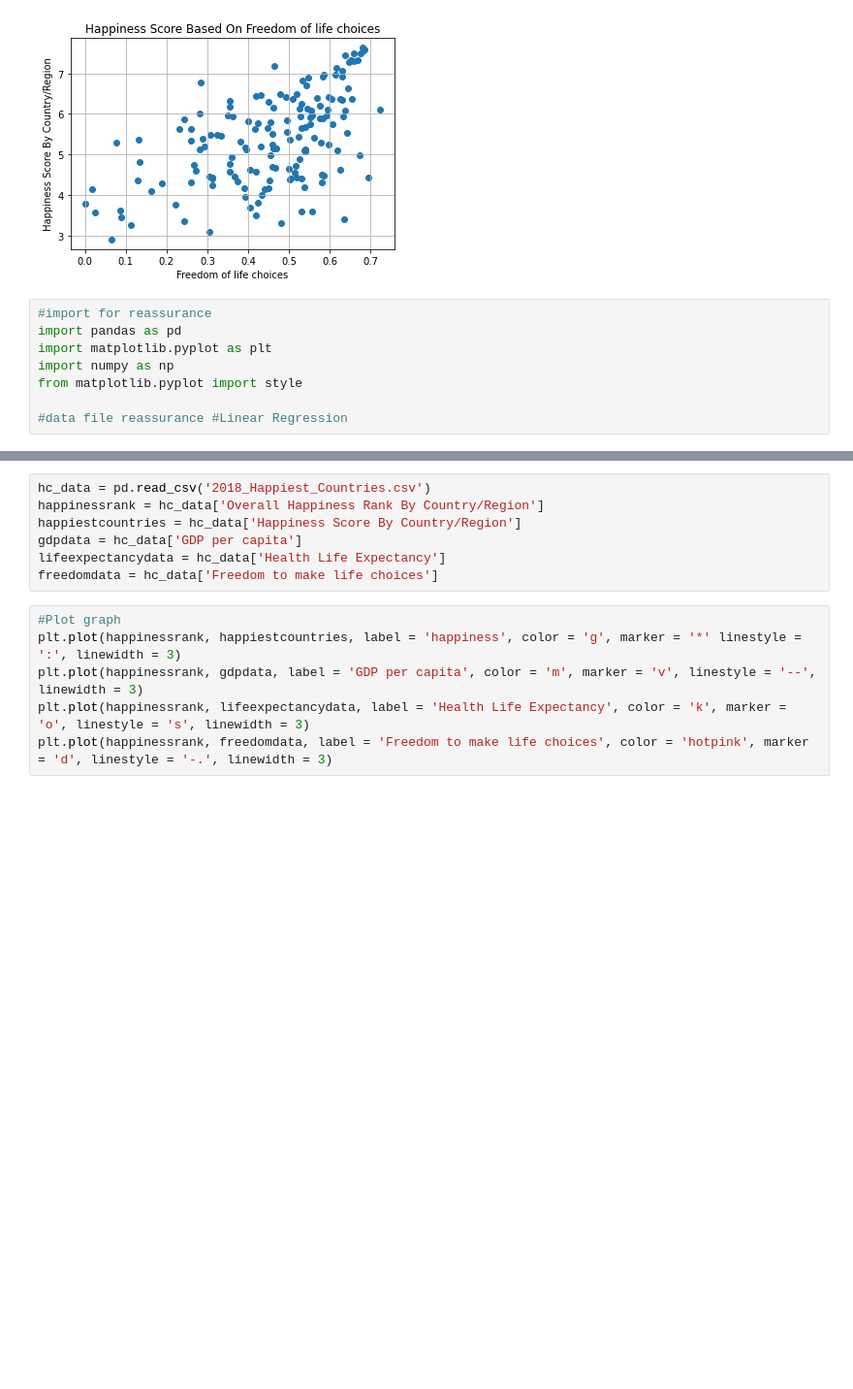
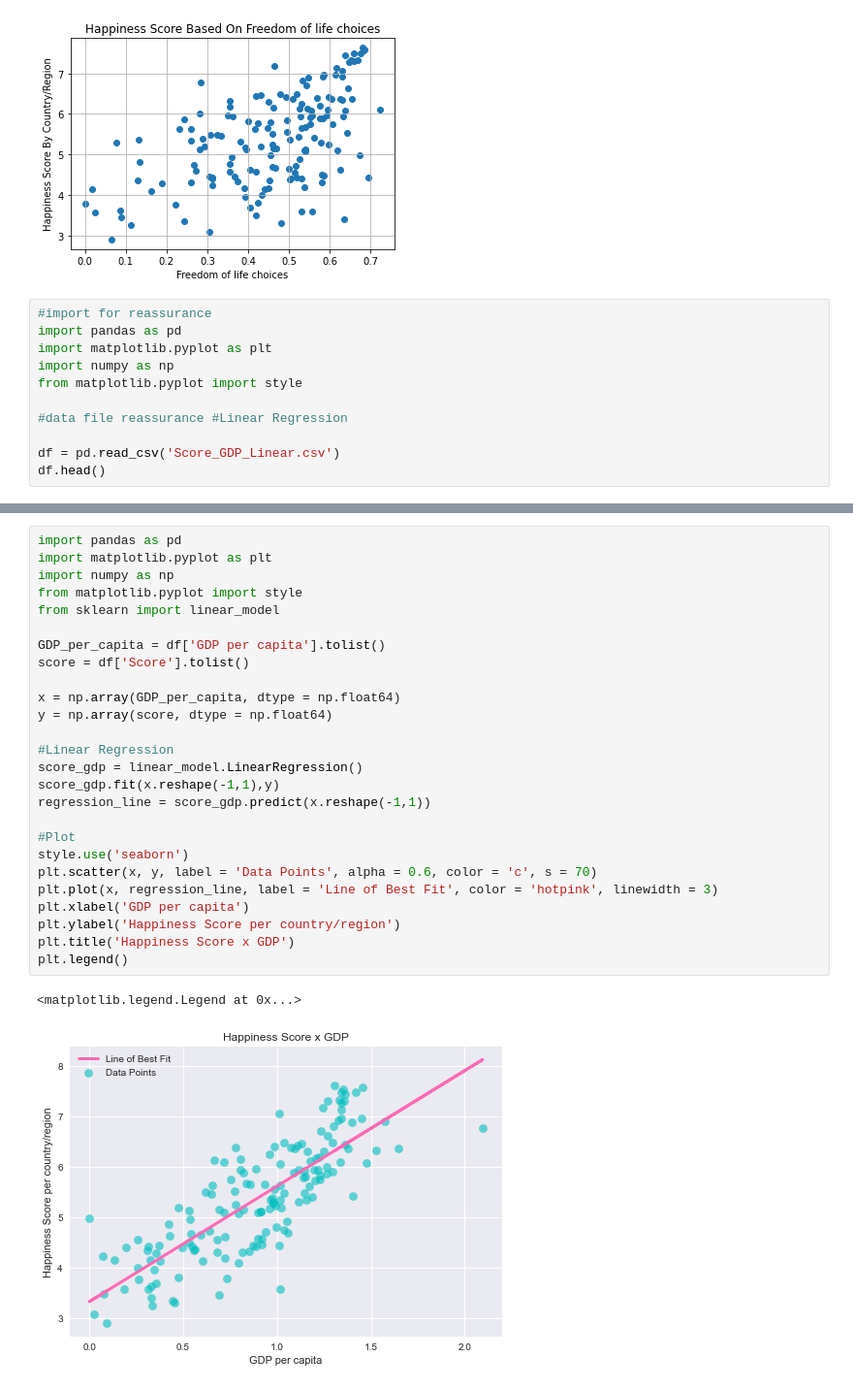
Before and after one commit to kateash/TTS-Data-Science-Course, a Jupyter notebook: datascience/python/TTS FINAL PROJECT 2022.ipynb, the cells around one changed output, grey strips where cells are left out. Shown at 97% size. Drawn from its saved outputs; the diff is of its cells as text; blank space fills up the shorter version.

```diff
--- a/datascience/python/TTS FINAL PROJECT 2022.ipynb
+++ b/datascience/python/TTS FINAL PROJECT 2022.ipynb
@@ -122,3 +122,6 @@ import numpy as np
 from matplotlib.pyplot import style
 
 #data file reassurance #Linear Regression
+
+df = pd.read_csv('Score_GDP_Linear.csv')
+df.head()
@@ -125,13 +135,29 @@ from matplotlib.pyplot import style
-# %%
-hc_data = pd.read_csv('2018_Happiest_Countries.csv')
-happinessrank = hc_data['Overall Happiness Rank By Country/Region']
-happiestcountries = hc_data['Happiness Score By Country/Region']
-gdpdata = hc_data['GDP per capita']
-lifeexpectancydata = hc_data['Health Life Expectancy']
-freedomdata = hc_data['Freedom to make life choices']
-# %%
-#Plot graph
-plt.plot(happinessrank, happiestcountries, label = 'happiness', color = 'g', marker = '*' linestyle = ':', linewidth = 3)
-plt.plot(happinessrank, gdpdata, label = 'GDP per capita', color = 'm', marker = 'v', linestyle = '--', linewidth = 3)
-plt.plot(happinessrank, lifeexpectancydata, label = 'Health Life Expectancy', color = 'k', marker = 'o', linestyle = 's', linewidth = 3)
-plt.plot(happinessrank, freedomdata, label = 'Freedom to make life choices', color = 'hotpink', marker = 'd', linestyle = '-.', linewidth = 3)
+# %%
+import pandas as pd
+import matplotlib.pyplot as plt
+import numpy as np
+from matplotlib.pyplot import style
+from sklearn import linear_model
+
+GDP_per_capita = df['GDP per capita'].tolist()
+score = df['Score'].tolist()
+
+x = np.array(GDP_per_capita, dtype = np.float64)
+y = np.array(score, dtype = np.float64)
+
+#Linear Regression
+score_gdp = linear_model.LinearRegression()
+score_gdp.fit(x.reshape(-1,1),y)
+regression_line = score_gdp.predict(x.reshape(-1,1))
+
+#Plot
+style.use('seaborn')
+plt.scatter(x, y, label = 'Data Points', alpha = 0.6, color = 'c', s = 70)
+plt.plot(x, regression_line, label = 'Line of Best Fit', color = 'hotpink', linewidth = 3)
+plt.xlabel('GDP per capita')
+plt.ylabel('Happiness Score per country/region')
+plt.title('Happiness Score x GDP')
+plt.legend()
+# %% [output]
+<matplotlib.legend.Legend at 0x...>
+[figure, added]
```
Also changed, not shown: parts of 18 cells of this notebook.
